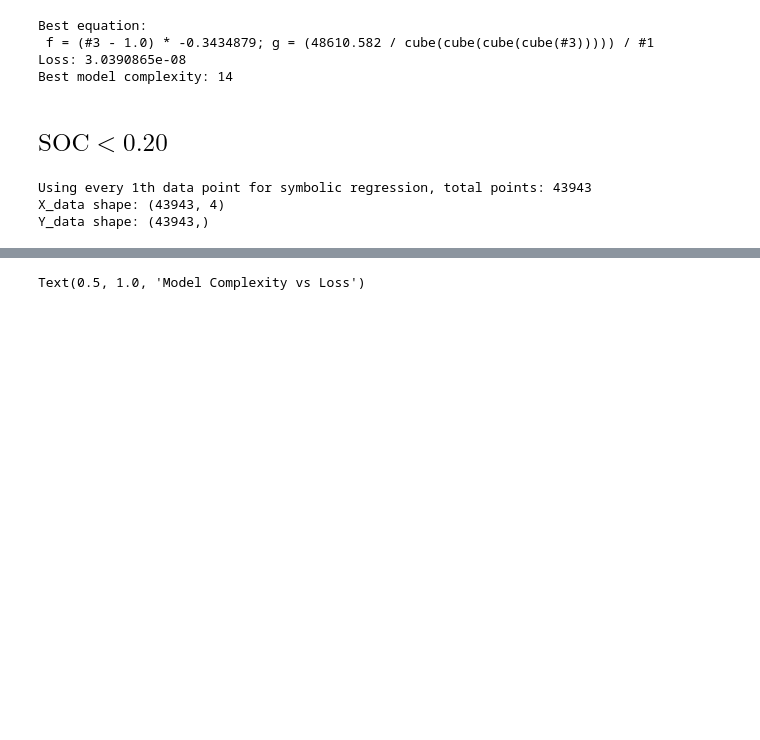
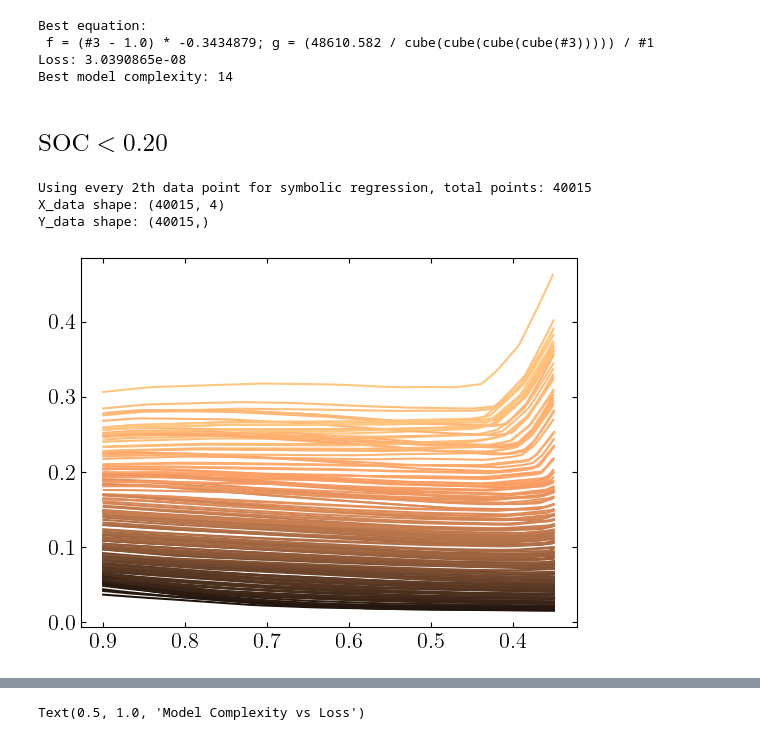
Before and after one commit to j-haralds/MSc_thesis, a Jupyter notebook: program/5_Multi/symbols/4_JH_symbol_multi.ipynb, the cells around one changed output, grey strips where cells are left out. Cells and saved outputs as stored; diff of their text form; code cells hidden in the pictures; blank space fills up the shorter version.

```diff
--- a/program/5_Multi/symbols/4_JH_symbol_multi.ipynb
+++ b/program/5_Multi/symbols/4_JH_symbol_multi.ipynb
@@ -227,8 +229,8 @@ def get_XY(d_frame):
         if inds.sum() < 5e4:
             break
 
-    X = d_frame[['U1', 'I', 'u', 'soc']].values
-    Y = d_frame['dU1'].values
+    X = d_frame[['dU1', 'I', 'u', 'soc']].values
+    Y = d_frame['U1'].values
     print(f'Using every {i}th data point for symbolic regression, total points: {inds.sum()}')
 
     return X[inds], Y[inds]
@@ -332,12 +334,25 @@ Best model complexity: 14
 # %% [markdown]
 ## $\mathrm{SOC}<0.20$
 # %%
-df_low_soc = df[df['soc'] < 0.20]
+df_low_soc = df[df['soc'] < 0.3]
 
 X_data, Y_data = get_XY(df_low_soc)
 print(f'X_data shape: {X_data.shape}')
 print(f'Y_data shape: {Y_data.shape}')
 # %% [output]
-Using every 1th data point for symbolic regression, total points: 43943
-X_data shape: (43943, 4)
-Y_data shape: (43943,)
+Using every 2th data point for symbolic regression, total points: 40015
+X_data shape: (40015, 4)
+Y_data shape: (40015,)
+# %%
+cmap = plt.get_cmap('copper')
+
+for i in df['trajectory'].unique():
+    color = cmap(df['I'][(df['soc'] > 0.35) & (df['soc'] < 0.9) &(df['trajectory'] == i)].mean() / df['I'].max())  # Normalize I for color mapping
+    if i < 10:
+        pass
+    else:
+        plt.plot(df['soc'][(df['soc'] > 0.35) & (df['soc'] < 0.9) &(df['trajectory'] == i)], df['U1'][(df['soc'] > 0.35) & (df['soc'] < 0.9) &(df['trajectory'] == i)], color = color)
+#plt.plot(X_data[:,3], Y_data, 'o', color=colors[2], alpha=0.5)
+plt.gca().invert_xaxis()
+# %% [output]
+[figure, added]
```
Also changed, not shown: parts of 2 cells of this notebook, 6 other files.
